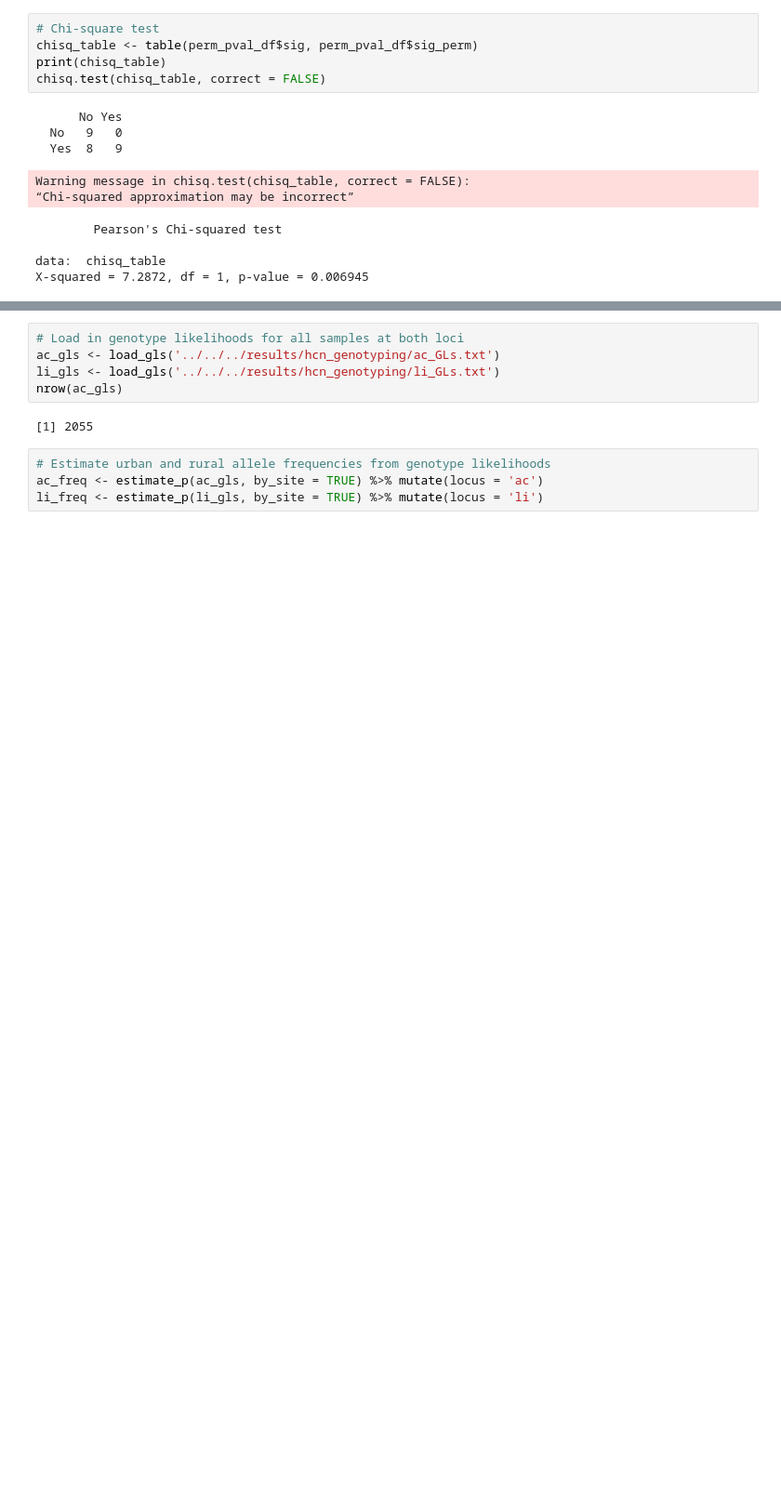
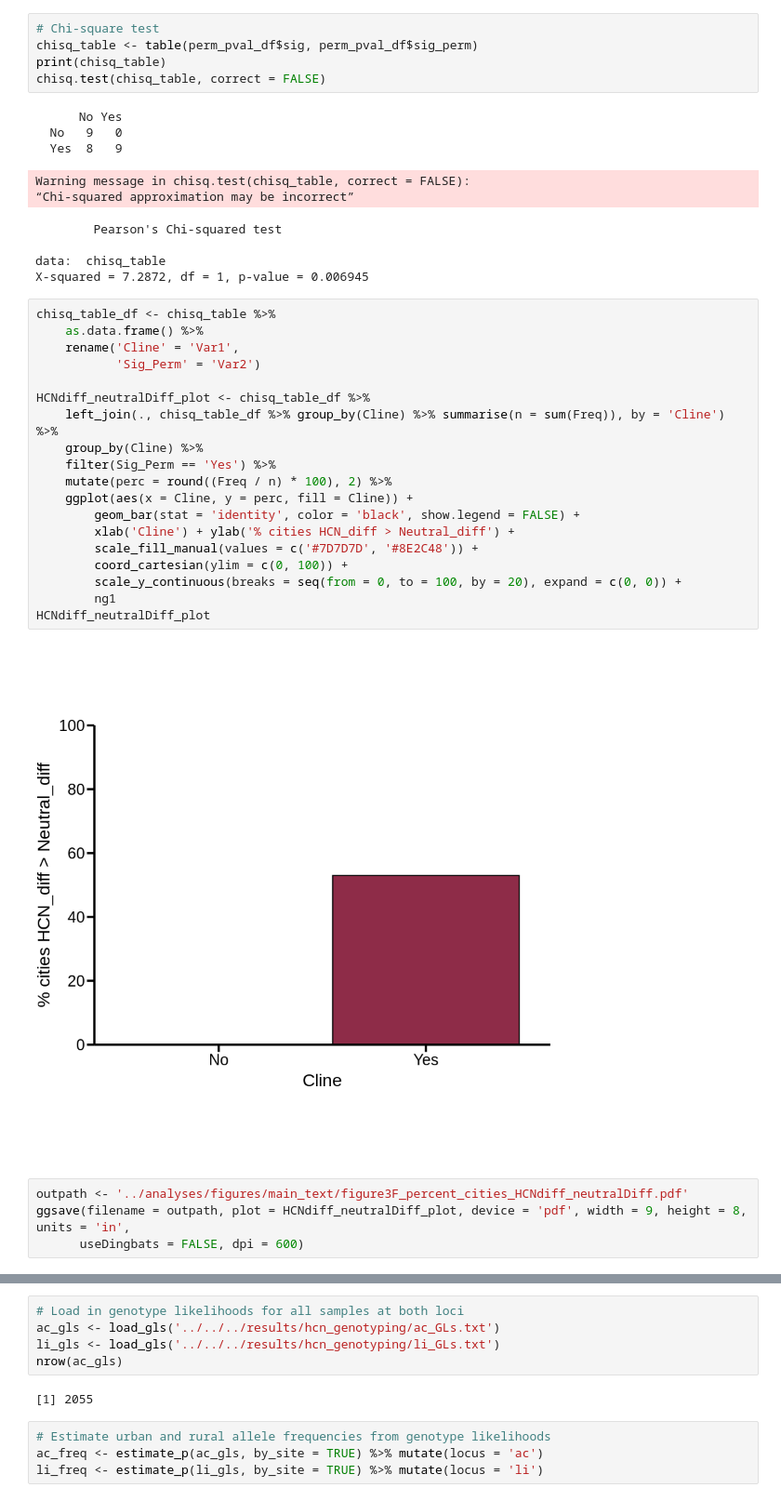
Before and after one commit to James-S-Santangelo/glue_pc, a Jupyter notebook: genomic-analyses/notebooks/hcn_ac_li_differentiation.r.ipynb, the cells around one changed output, grey strips where cells are left out. Shown: that part at 93% size. Cells and saved outputs as stored; diff of their text form; blank space fills up the shorter version.

Commit message:
Adding figure 3E and 3F

```diff
--- a/genomic-analyses/notebooks/hcn_ac_li_differentiation.r.ipynb
+++ b/genomic-analyses/notebooks/hcn_ac_li_differentiation.r.ipynb
@@ -369,6 +383,31 @@ Warning message in chisq.test(chisq_table, correct = FALSE):
 
 data:  chisq_table
 X-squared = 7.2872, df = 1, p-value = 0.006945
+# %%
+chisq_table_df <- chisq_table %>%
+    as.data.frame() %>%
+    rename('Cline' = 'Var1',
+           'Sig_Perm' = 'Var2')
+
+HCNdiff_neutralDiff_plot <- chisq_table_df %>%
+    left_join(., chisq_table_df %>% group_by(Cline) %>% summarise(n = sum(Freq)), by = 'Cline') %>%
+    group_by(Cline) %>%
+    filter(Sig_Perm == 'Yes') %>%
+    mutate(perc = round((Freq / n) * 100), 2) %>%
+    ggplot(aes(x = Cline, y = perc, fill = Cline)) +
+        geom_bar(stat = 'identity', color = 'black', show.legend = FALSE) +
+        xlab('Cline') + ylab('% cities HCN_diff > Neutral_diff') +
+        scale_fill_manual(values = c('#7D7D7D', '#8E2C48')) +
+        coord_cartesian(ylim = c(0, 100)) +
+        scale_y_continuous(breaks = seq(from = 0, to = 100, by = 20), expand = c(0, 0)) +
+        ng1
+HCNdiff_neutralDiff_plot
+# %% [output]
+[figure, added]
+# %%
+outpath <- '../analyses/figures/main_text/figure3F_percent_cities_HCNdiff_neutralDiff.pdf'
+ggsave(filename = outpath, plot = HCNdiff_neutralDiff_plot, device = 'pdf', width = 9, height = 8, units = 'in',
+      useDingbats = FALSE, dpi = 600)
 # %% [markdown]
 ## Ac and Li loci differentiation analysis
 
```
Also changed, not shown: parts of 5 cells of this notebook, 2 other files.
